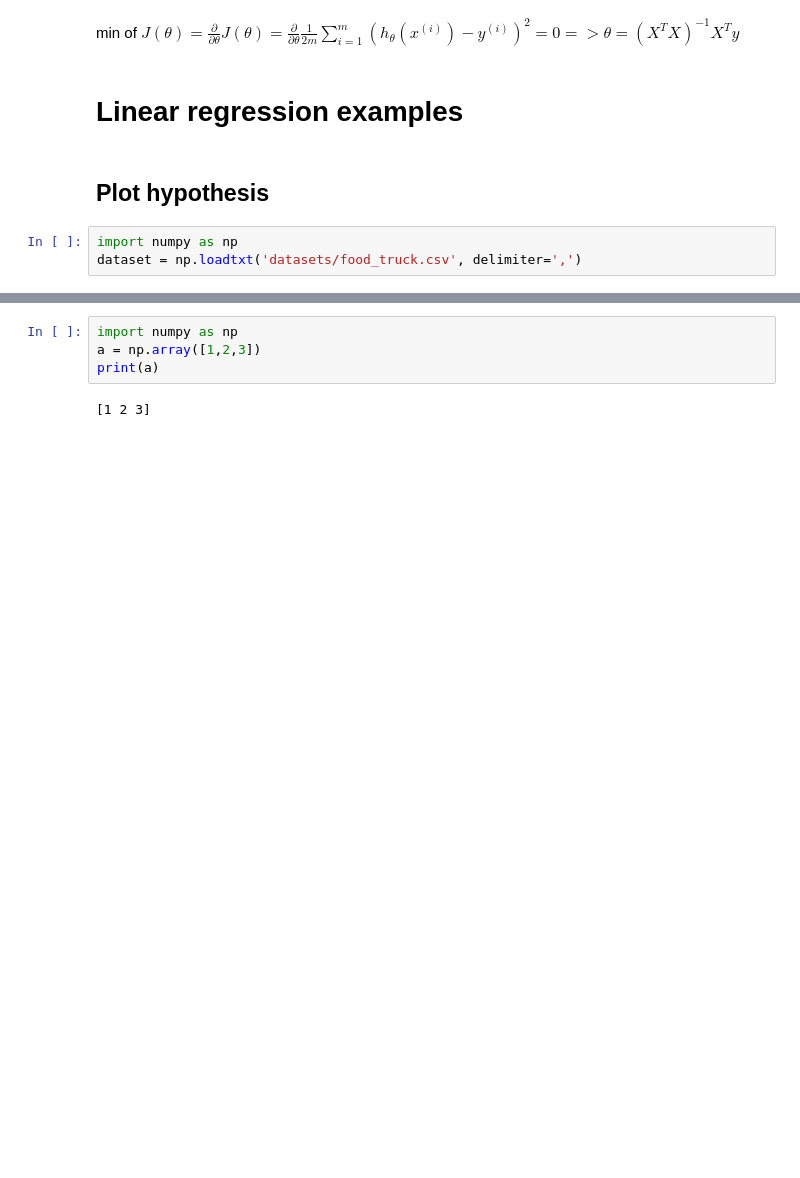
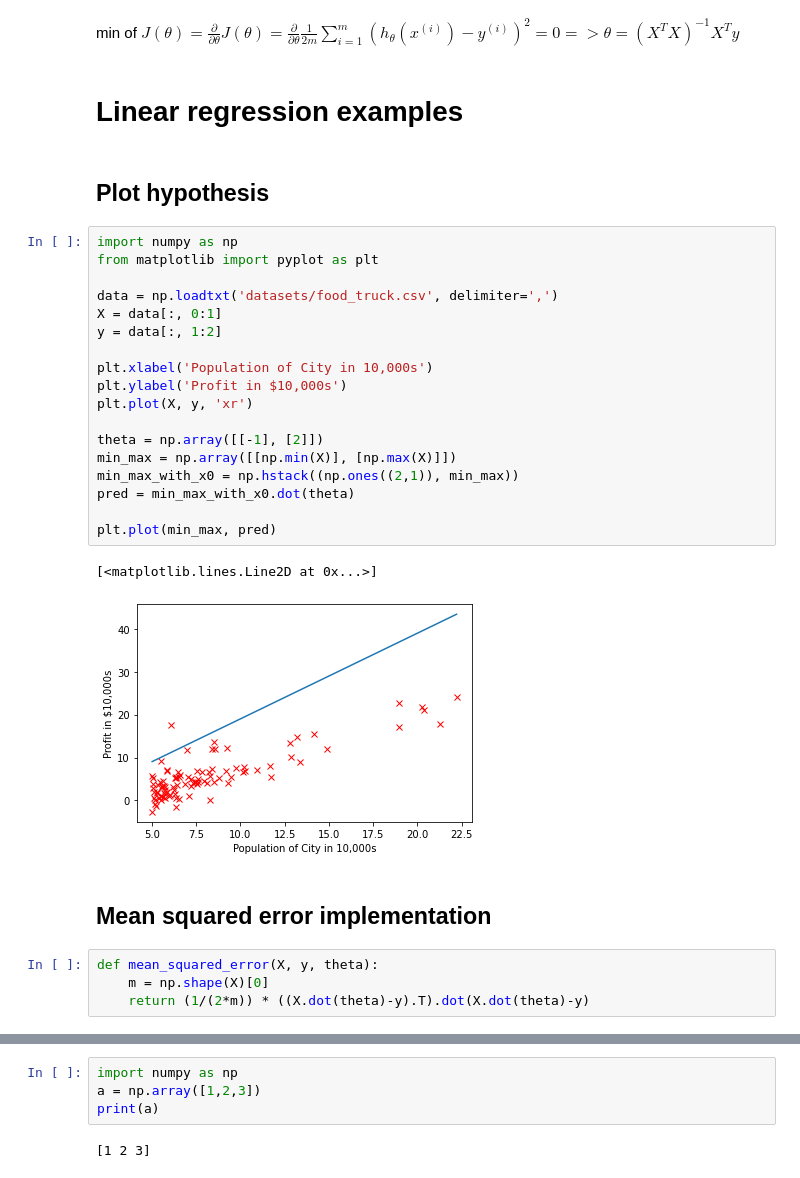
Before and after one commit to Michael-Wisniewski/machine-learning-algorithms, a Jupyter notebook: src/Machine learning algorithms.ipynb, the cells around one changed output, grey strips where cells are left out. Cells and saved outputs as stored; diff of their text form; blank space fills up the shorter version.

Commit message:
Add matplotlib.

```diff
--- a/src/Machine learning algorithms.ipynb
+++ b/src/Machine learning algorithms.ipynb
@@ -52,4 +54,28 @@ min of $J(\theta) = \frac{\partial}{\partial\theta}J(\theta) = \frac{\partial}{\
 ## Plot hypothesis
 # %%
 import numpy as np
-dataset = np.loadtxt('datasets/food_truck.csv', delimiter=',')
+from matplotlib import pyplot as plt
+
+data = np.loadtxt('datasets/food_truck.csv', delimiter=',')
+X = data[:, 0:1]
+y = data[:, 1:2]
+
+plt.xlabel('Population of City in 10,000s')
+plt.ylabel('Profit in $10,000s')
+plt.plot(X, y, 'xr')
+
+theta = np.array([[-1], [2]])
+min_max = np.array([[np.min(X)], [np.max(X)]])
+min_max_with_x0 = np.hstack((np.ones((2,1)), min_max))
+pred = min_max_with_x0.dot(theta)
+
+plt.plot(min_max, pred)
+# %% [output]
+[<matplotlib.lines.Line2D at 0x...>]
+[figure, added]
+# %% [markdown]
+## Mean squared error implementation
+# %%
+def mean_squared_error(X, y, theta):
+    m = np.shape(X)[0]
+    return (1/(2*m)) * ((X.dot(theta)-y).T).dot(X.dot(theta)-y)
```
Also changed, not shown: parts of 17 cells of this notebook, 2 other files.
